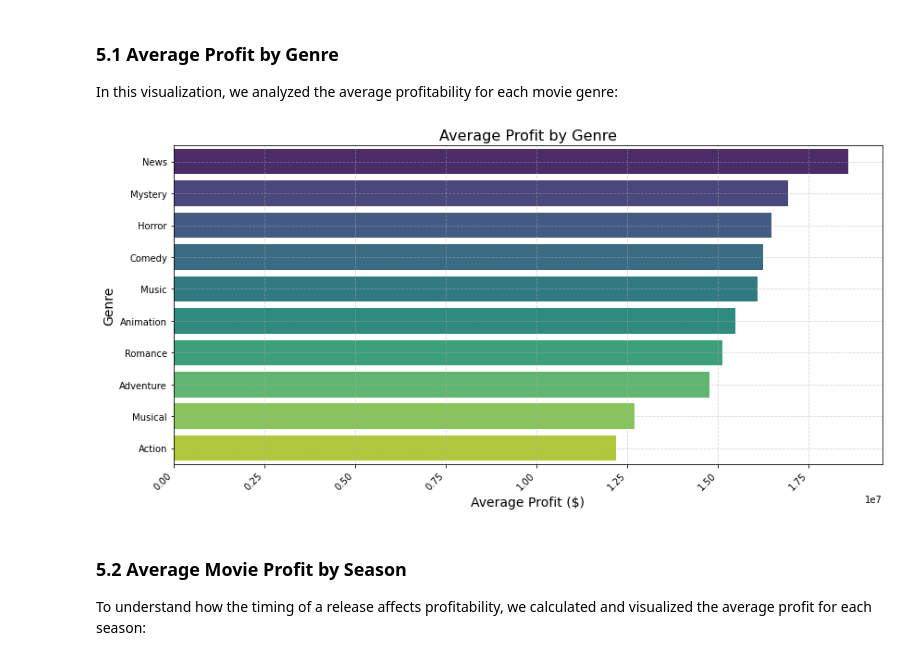
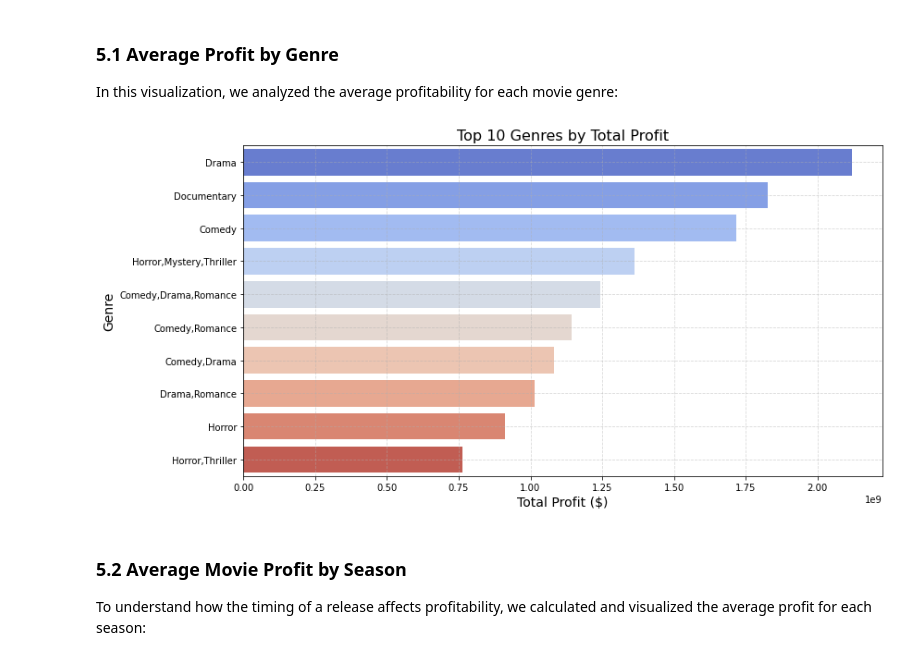
Before and after one commit to mwakad/box-office-movie-insights, a Jupyter notebook: index.ipynb, the cells around one changed output. Saved outputs shown, nothing was run; the diff lists cells and outputs as text; code cells hidden in the pictures.

```diff
--- a/index.ipynb
+++ b/index.ipynb
@@ -939,29 +939,24 @@ In this phase, we created a series of charts to visually summarize key findings
 ### 5.1 Average Profit by Genre
 In this visualization, we analyzed the average profitability for each movie genre:
 # %%
-#  Split the genres into a list
-final_df['genres'] = final_df['genres'].str.split(',')
-
 # Explode the dataframe so each genre gets its own row
 exploded_df = final_df.explode('genres')
 
-# Group by genre and calculate average profit
-genre_profit = exploded_df.groupby('genres')['movie_profit/loss'].mean().sort_values(ascending=False).head(10)
+# Group by genre and calculate total profit
+top_10_genres = exploded_df.groupby('genres')['movie_profit/loss'].sum().sort_values(ascending=False).head(10)
 
-# Step 4: Plot
+# Customize plot
 plt.figure(figsize=(12, 6))
-sns.barplot(x=genre_profit.values, y=genre_profit.index, palette='viridis')
-plt.xticks(rotation=45, ha='right')
-plt.title('Average Profit by Genre', fontsize=16)
+sns.barplot(x=top_10_genres.values, y=top_10_genres.index, palette='coolwarm')
+plt.title('Top 10 Genres by Total Profit', fontsize=16)
+plt.xlabel('Total Profit ($)', fontsize=14)
 plt.ylabel('Genre', fontsize=14)
-plt.xlabel('Average Profit ($)', fontsize=14)
 plt.grid(True, linestyle='--', alpha=0.5)
 plt.tight_layout()
-
 plt.savefig("./images/average-profit-by-genre.png", dpi=300, facecolor='white')
 plt.show()
 # %% [output]
-[figure, old version]
+[figure, new version]
 # %% [markdown]
 ### 5.2 Average Movie Profit by Season
 To understand how the timing of a release affects profitability, we calculated and visualized the average profit for each season:
```
Also changed, not shown: parts of 3 cells of this notebook.
